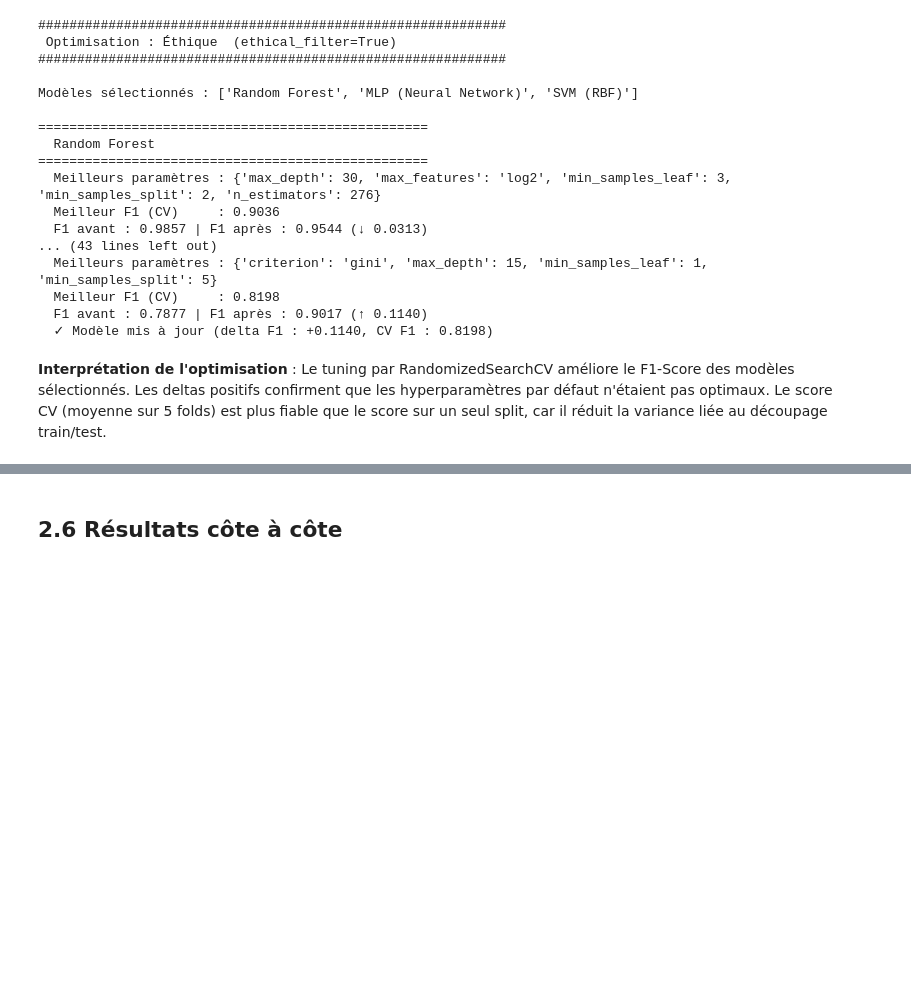
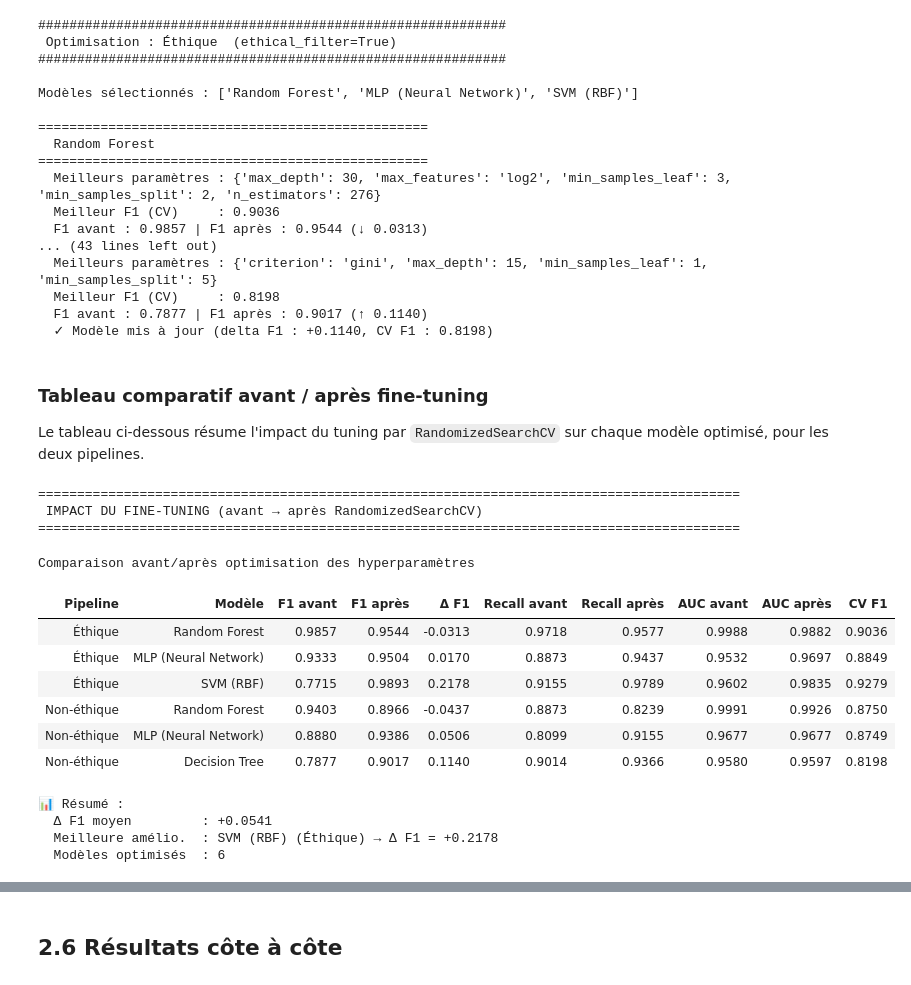
Before and after one commit to Akkuro/Ethical-turnover-analysis, a Jupyter notebook: src/main.ipynb, the cells around one changed output, grey strips where cells are left out. Cells and saved outputs as stored; diff of their text form; code cells hidden in the pictures; blank space fills up the shorter version.

```diff
--- a/src/main.ipynb
+++ b/src/main.ipynb
@@ -754,9 +788,20 @@ from sklearn.impute import SimpleImputer
 target = 'Attrition'
 pipeline_data = {}
 
+# ─── Prévention du data leakage ───
+# On reconstruit les datasets depuis df_before_impute (avec NaN)
+# pour que le SimpleImputer du ColumnTransformer apprenne
+# les valeurs d'imputation uniquement sur le train set.
+# On applique les mêmes filtres de colonnes que df / df_full.
+cols_ethical = df.columns.tolist()        # colonnes après filtre éthique + multicolinéarité
+cols_full    = df_full.columns.tolist()   # colonnes après multicolinéarité seulement
+
 for ethical_filter in [True, False]:
     label = 'Éthique' if ethical_filter else 'Non-éthique'
-    pipe_df = df if ethical_filter else df_full
+    cols_to_use = cols_ethical if ethical_filter else cols_full
+    # Sélectionner depuis df_before_impute uniquement les colonnes qui existent
+    available = [c for c in cols_to_use if c in df_before_impute.columns]
+    pipe_df = df_before_impute[available].copy()
 
     X = pipe_df.drop(columns=[target])
     y = pipe_df[target].copy()
@@ -781,7 +826,9 @@ for ethical_filter in [True, False]:
         X, y, test_size=0.2, random_state=RANDOM_STATE, stratify=y
     )
 
+    # fit_transform sur X_train : le SimpleImputer apprend médiane/mode du TRAIN uniquement
     X_train_proc = preprocessor.fit_transform(X_train)
+    # transform sur X_test : applique les mêmes valeurs (pas de leak)
     X_test_proc = preprocessor.transform(X_test)
 
     # Noms des features après transformation (pour feature importance)
@@ -806,12 +853,14 @@ for ethical_filter in [True, False]:
     print(f"{'='*50}")
     print(f"  Features numériques   : {len(num_feats)}")
     print(f"  Features catégorielles: {len(cat_feats)}")
+    print(f"  NaN dans X avant split: {X.isnull().sum().sum()}")
     print(f"  X_train: {X_train_proc.shape} | X_test: {X_test_proc.shape}")
     print(f"  Distribution cible (train) : {dict(pd.Series(y_train).value_counts())}")
 
 extra_vars = sorted(set(pipeline_data['Non-éthique']['X'].columns) - set(pipeline_data['Éthique']['X'].columns))
 print(f"\nVariables supplémentaires (non-éthique) : {extra_vars}")
 print(f"Delta features : +{len(extra_vars)} variables")
+print(f"\n✓ Data leakage prévenu : imputation calculée sur X_train uniquement")
 # %% [output]
 ==================================================
  Pipeline : Éthique  (ethical_filter=True)
@@ -1158,5 +1234,53 @@ Modèles sélectionnés : ['Random Forest', 'MLP (Neural Network)', 'SVM (RBF)']
   Meilleur F1 (CV)     : 0.8198
   F1 avant : 0.7877 | F1 après : 0.9017 (↑ 0.1140)
   ✓ Modèle mis à jour (delta F1 : +0.1140, CV F1 : 0.8198)
-# %% [markdown]
-**Interprétation de l'optimisation** : Le tuning par RandomizedSearchCV améliore le F1-Score des modèles sélectionnés. Les deltas positifs confirment que les hyperparamètres par défaut n'étaient pas optimaux. Le score CV (moyenne sur 5 folds) est plus fiable que le score sur un seul split, car il réduit la variance liée au découpage train/test.
+# %% [markdown]
+### Tableau comparatif avant / après fine-tuning
+
+Le tableau ci-dessous résume l'impact du tuning par `RandomizedSearchCV` sur chaque modèle optimisé, pour les deux pipelines.
+# %%
+# ═══════════════════════════════════════════════════════════
+# TABLE DE COMPARAISON AVANT / APRÈS FINE-TUNING
+# ═══════════════════════════════════════════════════════════
+df_tuning = pd.DataFrame(tuning_comparison)
+
+# Affichage formaté
+display_cols = ['Pipeline', 'Modèle', 'F1 avant', 'F1 après', 'Δ F1',
+                'Recall avant', 'Recall après', 'AUC avant', 'AUC après', 'CV F1']
+df_display = df_tuning[display_cols].copy()
+
+# Formater les colonnes numériques
+for col in df_display.columns:
+    if col not in ['Pipeline', 'Modèle']:
+        df_display[col] = df_display[col].map(lambda x: f"{x:.4f}" if pd.notna(x) else "N/A")
+
+print("="*90)
+print(" IMPACT DU FINE-TUNING (avant → après RandomizedSearchCV)")
+print("="*90)
+display(df_display.style
+        .set_caption("Comparaison avant/après optimisation des hyperparamètres")
+        .hide(axis='index'))
+
+# Résumé
+mean_delta = df_tuning['Δ F1'].mean()
+best_gain = df_tuning.loc[df_tuning['Δ F1'].idxmax()]
+print(f"\n📊 Résumé :")
+print(f"  Δ F1 moyen         : {mean_delta:+.4f}")
+print(f"  Meilleure amélio.  : {best_gain['Modèle']} ({best_gain['Pipeline']}) → Δ F1 = {best_gain['Δ F1']:+.4f}")
+print(f"  Modèles optimisés  : {len(df_tuning)}")
+# %% [output]
+==========================================================================================
+ IMPACT DU FINE-TUNING (avant → après RandomizedSearchCV)
+==========================================================================================
+Comparaison avant/après optimisation des hyperparamètres
+| Pipeline | Modèle | F1 avant | F1 après | Δ F1 | Recall avant | Recall après | AUC avant | AUC après | CV F1 |
+| Éthique | Random Forest | 0.9857 | 0.9544 | -0.0313 | 0.9718 | 0.9577 | 0.9988 | 0.9882 | 0.9036 |
+| Éthique | MLP (Neural Network) | 0.9333 | 0.9504 | 0.0170 | 0.8873 | 0.9437 | 0.9532 | 0.9697 | 0.8849 |
+| Éthique | SVM (RBF) | 0.7715 | 0.9893 | 0.2178 | 0.9155 | 0.9789 | 0.9602 | 0.9835 | 0.9279 |
+| Non-éthique | Random Forest | 0.9403 | 0.8966 | -0.0437 | 0.8873 | 0.8239 | 0.9991 | 0.9926 | 0.8750 |
+| Non-éthique | MLP (Neural Network) | 0.8880 | 0.9386 | 0.0506 | 0.8099 | 0.9155 | 0.9677 | 0.9677 | 0.8749 |
+| Non-éthique | Decision Tree | 0.7877 | 0.9017 | 0.1140 | 0.9014 | 0.9366 | 0.9580 | 0.9597 | 0.8198 |
+📊 Résumé :
+  Δ F1 moyen         : +0.0541
+  Meilleure amélio.  : SVM (RBF) (Éthique) → Δ F1 = +0.2178
+  Modèles optimisés  : 6
```
Also changed, not shown: parts of 12 cells of this notebook.
